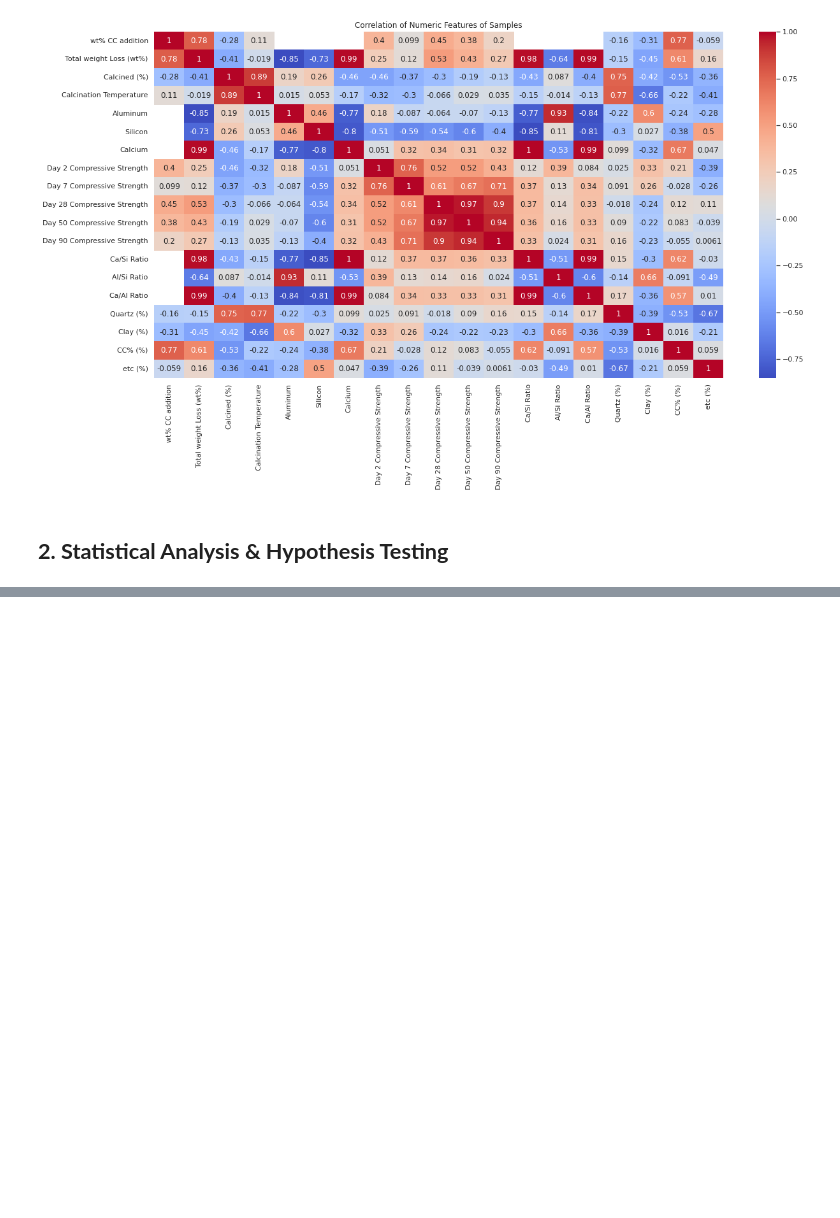
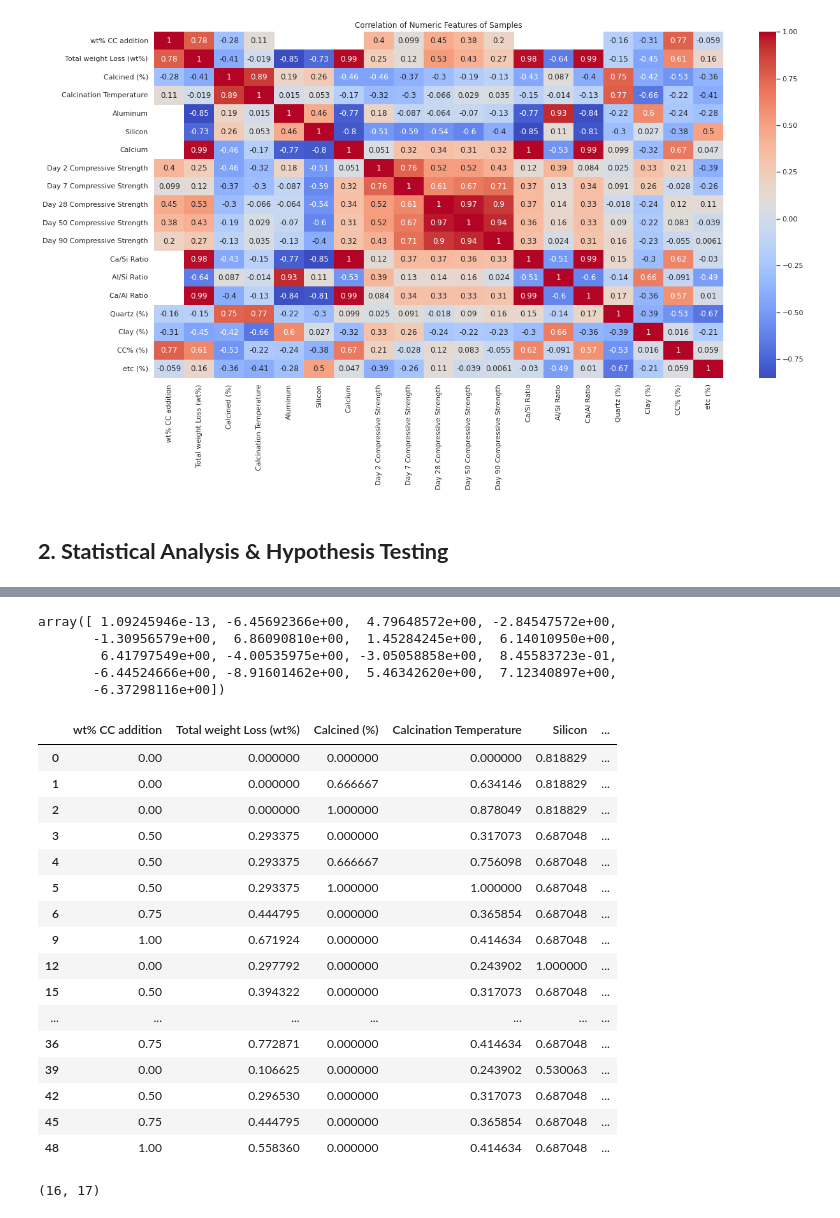
Before and after one commit to defnecirci/graduation_project_ens491, a Jupyter notebook: Graduation_Project_Analysis.ipynb, the cells around one changed output, grey strips where cells are left out. Saved outputs shown, nothing was run; the diff lists cells and outputs as text; code cells hidden in the pictures; blank space fills up the shorter version.

```diff
--- a/Graduation_Project_Analysis.ipynb
+++ b/Graduation_Project_Analysis.ipynb
@@ -146,0 +384,32 @@ Text(0.5, 1.0, 'Correlation of Numeric Features of Samples')
+# %%
+lin_reg.coef_
+# %% [output]
+array([ 1.09245946e-13, -6.45692366e+00,  4.79648572e+00, -2.84547572e+00,
+       -1.30956579e+00,  6.86090810e+00,  1.45284245e+00,  6.14010950e+00,
+        6.41797549e+00, -4.00535975e+00, -3.05058858e+00,  8.45583723e-01,
+       -6.44524666e+00, -8.91601462e+00,  5.46342620e+00,  7.12340897e+00,
+       -6.37298116e+00])
+# %%
+normalized_cement_data_numVarOnly
+# %% [output]
+|  | wt% CC addition | Total weight Loss (wt%) | Calcined (%) | Calcination Temperature | Silicon | ... |
+| 0 | 0.00 | 0.000000 | 0.000000 | 0.000000 | 0.818829 | ... |
+| 1 | 0.00 | 0.000000 | 0.666667 | 0.634146 | 0.818829 | ... |
+| 2 | 0.00 | 0.000000 | 1.000000 | 0.878049 | 0.818829 | ... |
+| 3 | 0.50 | 0.293375 | 0.000000 | 0.317073 | 0.687048 | ... |
+| 4 | 0.50 | 0.293375 | 0.666667 | 0.756098 | 0.687048 | ... |
+| 5 | 0.50 | 0.293375 | 1.000000 | 1.000000 | 0.687048 | ... |
+| 6 | 0.75 | 0.444795 | 0.000000 | 0.365854 | 0.687048 | ... |
+| 9 | 1.00 | 0.671924 | 0.000000 | 0.414634 | 0.687048 | ... |
+| 12 | 0.00 | 0.297792 | 0.000000 | 0.243902 | 1.000000 | ... |
+| 15 | 0.50 | 0.394322 | 0.000000 | 0.317073 | 0.687048 | ... |
+| ... | ... | ... | ... | ... | ... | ... |
+| 36 | 0.75 | 0.772871 | 0.000000 | 0.414634 | 0.687048 | ... |
+| 39 | 0.00 | 0.106625 | 0.000000 | 0.243902 | 0.530063 | ... |
+| 42 | 0.50 | 0.296530 | 0.000000 | 0.317073 | 0.687048 | ... |
+| 45 | 0.75 | 0.444795 | 0.000000 | 0.365854 | 0.687048 | ... |
+| 48 | 1.00 | 0.558360 | 0.000000 | 0.414634 | 0.687048 | ... |
+# %%
+X_train_poly.shape
+# %% [output]
+(16, 17)
```
Also changed, not shown: parts of 17 cells of this notebook.
